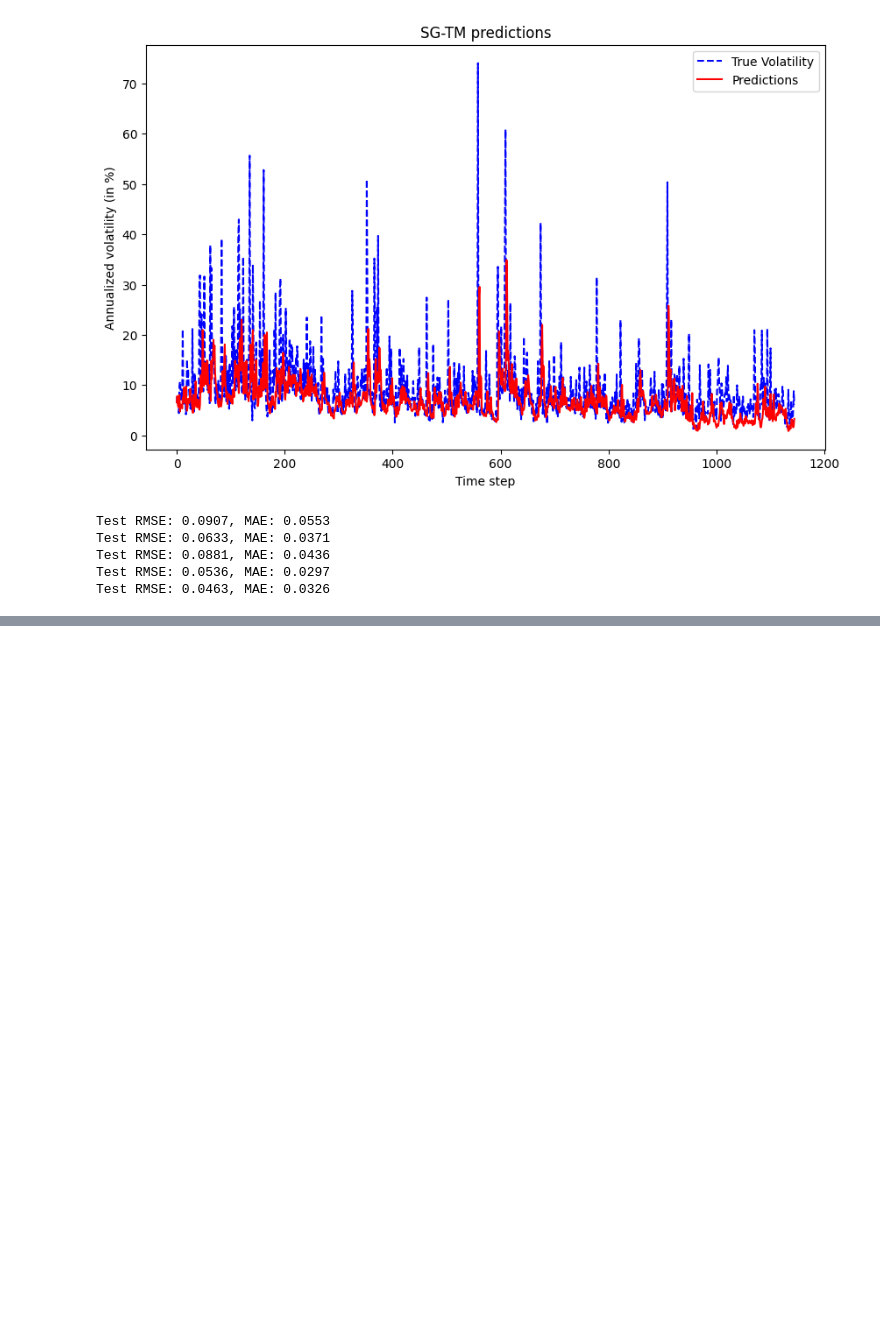
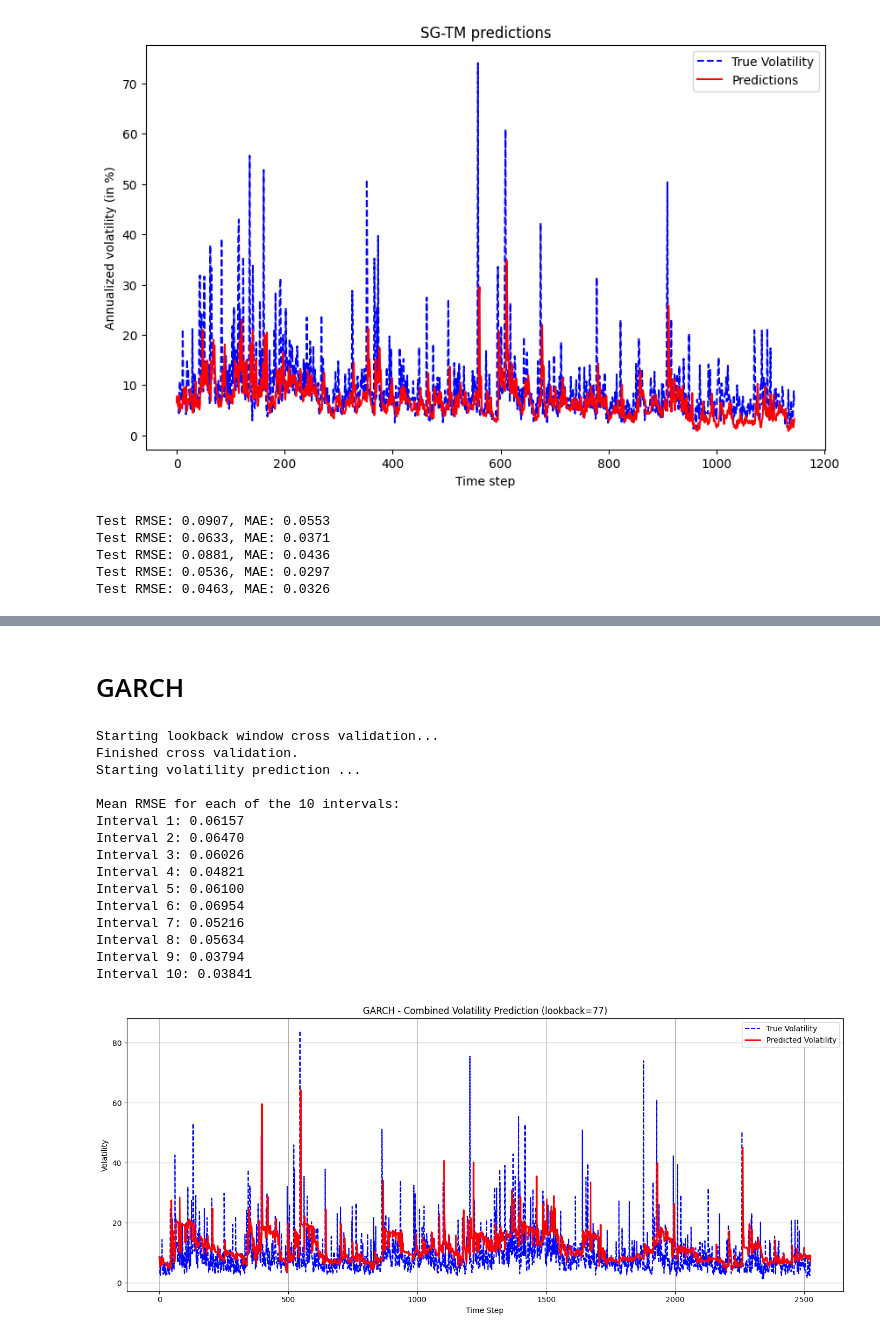
Before and after one commit to AugusteDP-git/bitcoin-volatility-forecasting, a Jupyter notebook: main.ipynb, the cells around one changed output, grey strips where cells are left out. Cells and saved outputs as stored; diff of their text form; code cells hidden in the pictures; blank space fills up the shorter version.

```diff
--- a/main.ipynb
+++ b/main.ipynb
@@ -240,0 +292,31 @@ Test RMSE: 0.0463, MAE: 0.0326
+# %% [markdown]
+# GARCH
+# %%
+df_returns = pd.read_csv(
+    'Data/hourly_data_ff_with_returns.csv',
+    parse_dates=['timestamp']
+)
+df_vol = pd.read_csv(
+    'Data/hourly_data_ff.csv',
+    parse_dates=['timestamp']
+)
+# %%
+from Models.GARCH import test_garch
+results_df, mean_rmse_intervals = test_garch(df_returns, df_vol)
+# %% [output]
+Starting lookback window cross validation...
+Finished cross validation.
+Starting volatility prediction ...
+
+Mean RMSE for each of the 10 intervals:
+Interval 1: 0.06157
+Interval 2: 0.06470
+Interval 3: 0.06026
+Interval 4: 0.04821
+Interval 5: 0.06100
+Interval 6: 0.06954
+Interval 7: 0.05216
+Interval 8: 0.05634
+Interval 9: 0.03794
+Interval 10: 0.03841
+[figure, added]
```
Also changed, not shown: parts of 5 cells of this notebook, 3 other files.
